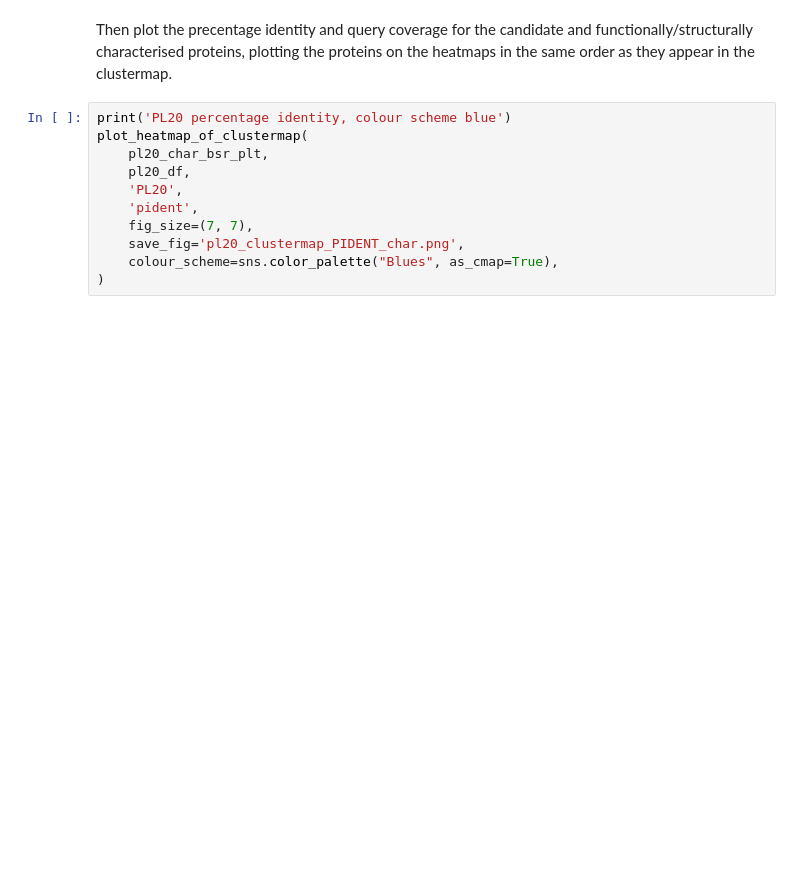
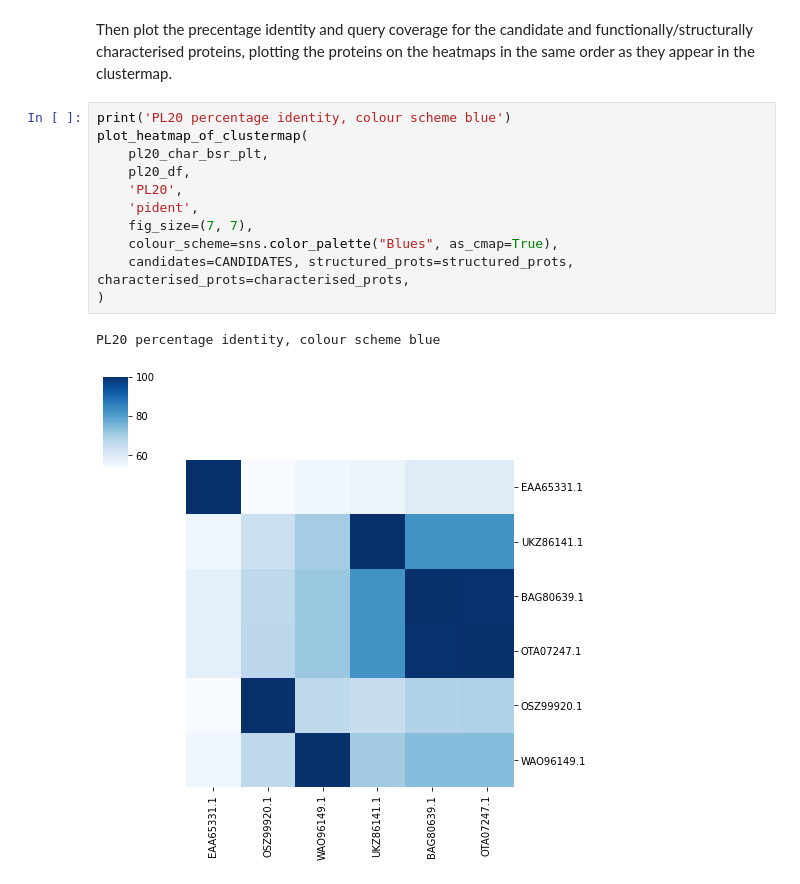
Before and after one commit to HobnobMancer/cazomevolve, a Jupyter notebook: cazomevolve/seq_diversity/explore_seq_diversity.ipynb, the cells around one changed output. Saved outputs shown, nothing was run; the diff lists cells and outputs as text; blank space fills up the shorter version.

```diff
--- a/cazomevolve/seq_diversity/explore_seq_diversity.ipynb
+++ b/cazomevolve/seq_diversity/explore_seq_diversity.ipynb
@@ -71,14 +92,17 @@ Then plot the precentage identity and query coverage for the candidate and funct
 # %%
 print('PL20 percentage identity, colour scheme blue')
 plot_heatmap_of_clustermap(
     pl20_char_bsr_plt,
     pl20_df,
     'PL20',
     'pident',
     fig_size=(7, 7),
-    save_fig='pl20_clustermap_PIDENT_char.png',
     colour_scheme=sns.color_palette("Blues", as_cmap=True),
+    candidates=CANDIDATES, structured_prots=structured_prots, characterised_prots=characterised_prots,
 )
+# %% [output]
+PL20 percentage identity, colour scheme blue
+[figure, added]
 # %%
 print('PL20 query coverage, colour scheme purple')
 plot_heatmap_of_clustermap(
```
Also changed, not shown: parts of 8 cells of this notebook.
